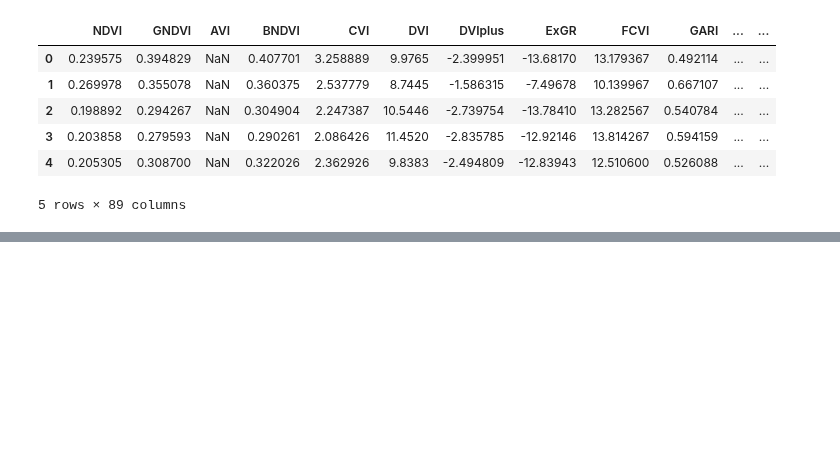
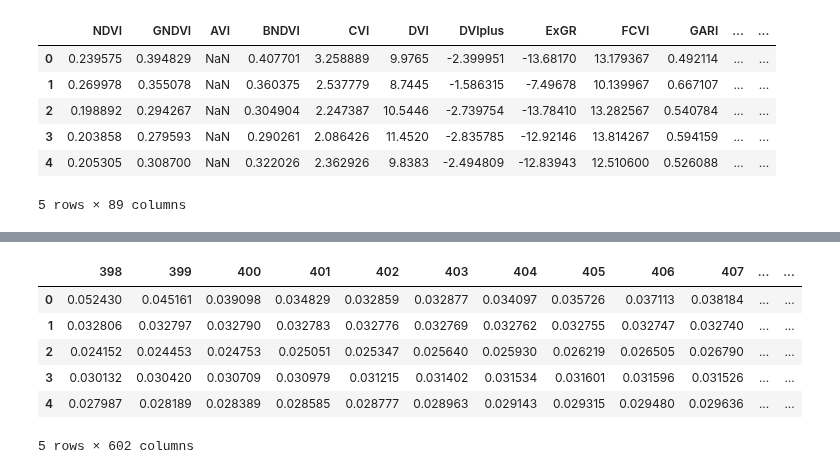
Before and after one commit to nelsopet/lecospy, a Jupyter notebook: Scripts/speclib_processing.ipynb, the cells around one changed output, grey strips where cells are left out. Cells and saved outputs as stored; diff of their text form; code cells hidden in the pictures; blank space fills up the shorter version.

```diff
--- a/Scripts/speclib_processing.ipynb
+++ b/Scripts/speclib_processing.ipynb
@@ -176,0 +188,13 @@ AttributeError: 'CubicSpline' object has no attribute 'head'
+# %%
+resampled_img_bands = []
+img_speclib1 = img_bands
+#img_speclib1.columns = range(398, 1000)
+img_speclib1.head()
+# %% [output]
+|  | 398 | 399 | 400 | 401 | 402 | 403 | 404 | 405 | 406 | 407 | ... | ... |
+| 0 | 0.052430 | 0.045161 | 0.039098 | 0.034829 | 0.032859 | 0.032877 | 0.034097 | 0.035726 | 0.037113 | 0.038184 | ... | ... |
+| 1 | 0.032806 | 0.032797 | 0.032790 | 0.032783 | 0.032776 | 0.032769 | 0.032762 | 0.032755 | 0.032747 | 0.032740 | ... | ... |
+| 2 | 0.024152 | 0.024453 | 0.024753 | 0.025051 | 0.025347 | 0.025640 | 0.025930 | 0.026219 | 0.026505 | 0.026790 | ... | ... |
+| 3 | 0.030132 | 0.030420 | 0.030709 | 0.030979 | 0.031215 | 0.031402 | 0.031534 | 0.031601 | 0.031596 | 0.031526 | ... | ... |
+| 4 | 0.027987 | 0.028189 | 0.028389 | 0.028585 | 0.028777 | 0.028963 | 0.029143 | 0.029315 | 0.029480 | 0.029636 | ... | ... |
+5 rows × 602 columns
```
Also changed, not shown: parts of 5 cells of this notebook.
